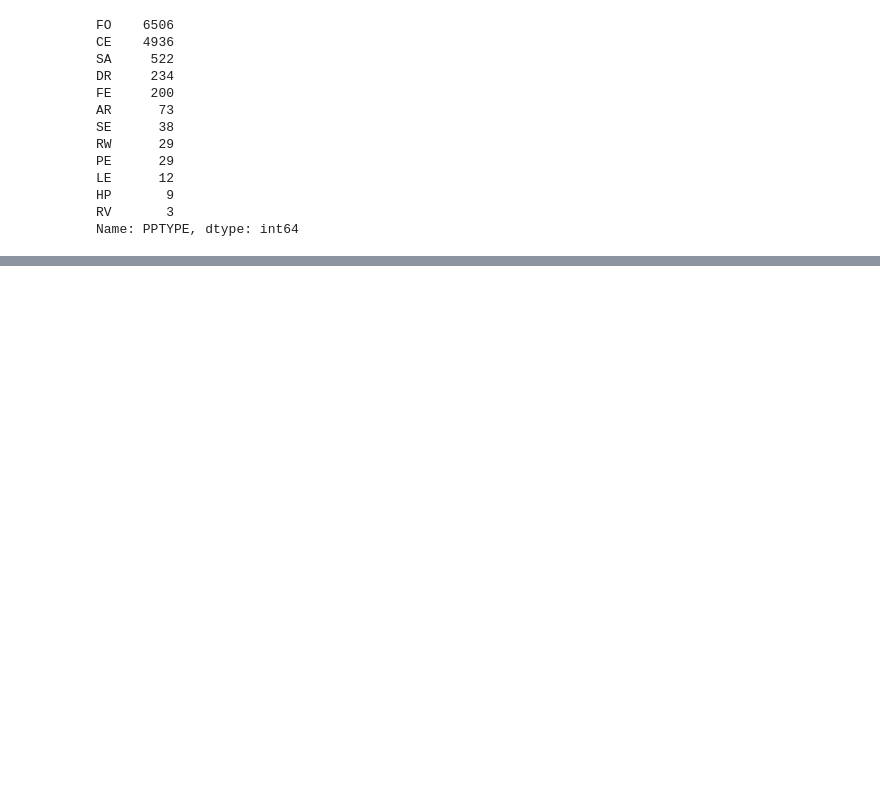
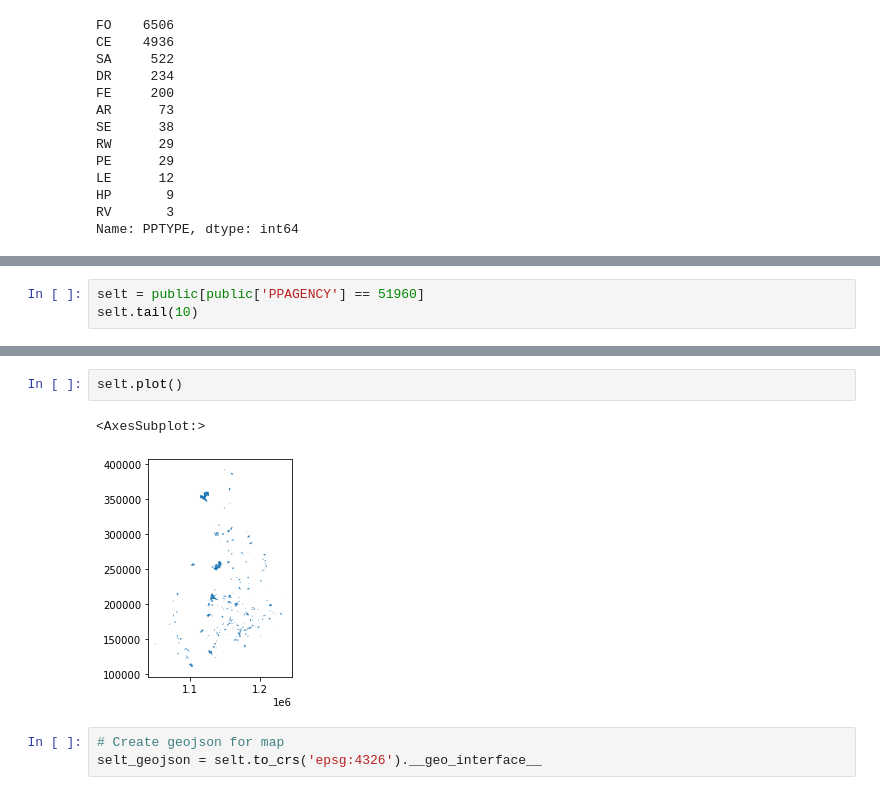
Before and after one commit to HKuz/Environmental_Mapping, a Jupyter notebook: Data_Extraction.ipynb, the cells around one changed output, grey strips where cells are left out. Drawn from its saved outputs; the diff is of its cells as text; blank space fills up the shorter version.

Commit message:
feat: add test map for SELT properties

```diff
--- a/Data_Extraction.ipynb
+++ b/Data_Extraction.ipynb
@@ -219,3 +244,6 @@ OWNERTYPE
 6      47
 9      27
 dtype: int64
+# %%
+selt = public[public['PPAGENCY'] == 51960]
+selt.tail(10)
@@ -221,0 +262,8 @@ dtype: int64
+# %%
+selt.plot()
+# %% [output]
+<AxesSubplot:>
+[figure, added]
+# %%
+# Create geojson for map
+selt_geojson = selt.to_crs('epsg:4326').__geo_interface__
```
Also changed, not shown: parts of 7 cells of this notebook.
